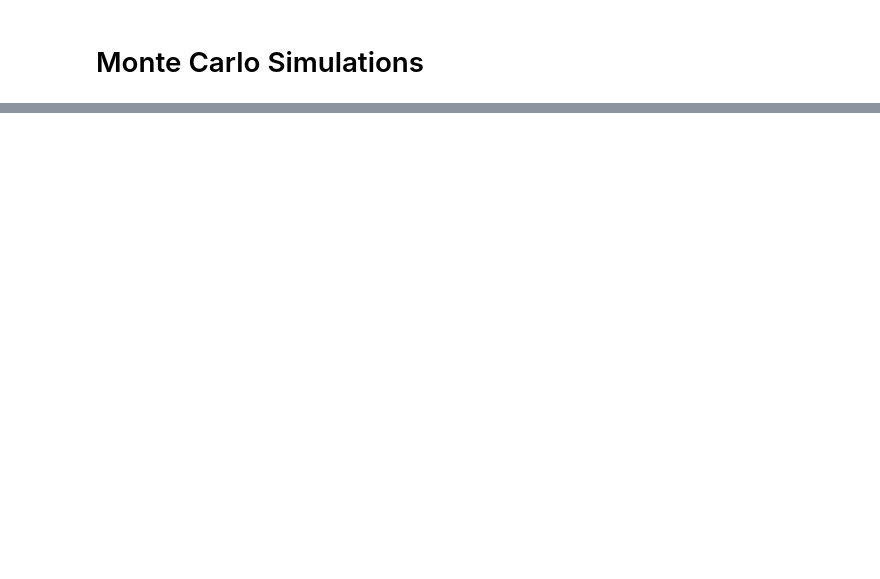
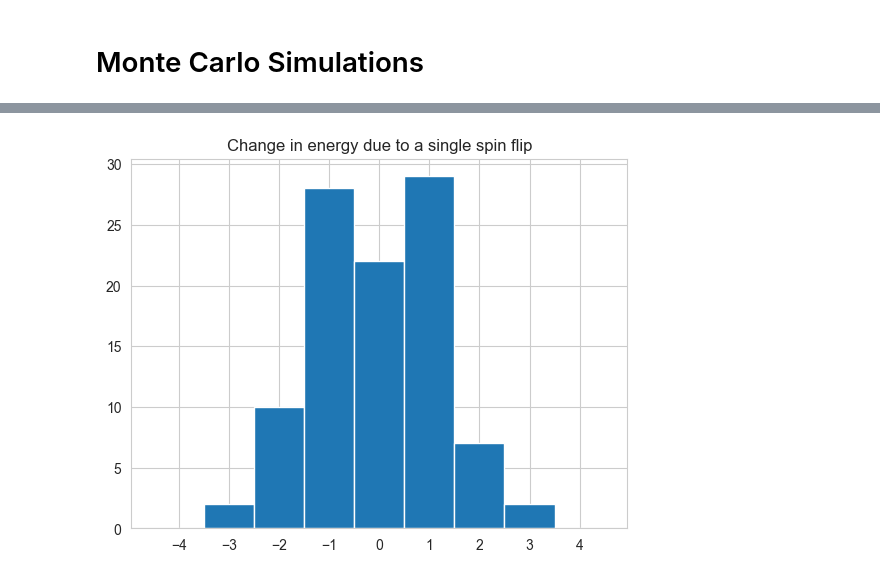
Before and after one commit to DarioFi/Potts-model-phase-transitions, a Jupyter notebook: mattia.ipynb, the cells around one changed output, grey strips where cells are left out. Cells and saved outputs as stored; diff of their text form; code cells hidden in the pictures; blank space fills up the shorter version.

```diff
--- a/mattia.ipynb
+++ b/mattia.ipynb
@@ -32,0 +205,28 @@ q = 4. high and low temperature. close and far from critical temperature. plot s
+# %%
+ts = [0.1, 1.0, 10.0]
+iters = 100
+energies = []
+probas = {t: [] for t in ts}
+
+# sample random flips many times and compute energy variation and acceptance probability for each
+for _ in range(iters):
+    # random spin flip from starting config
+    i, j, q_new = propose_flip(sigma)
+
+    # energy variation
+    delta_en = delta_energy_nn(sigma, J, i, j, q_new)
+    energies.append(delta_en)
+
+    # probability to accept with different temperatures
+    for t in ts:
+        prob = min(1, np.exp(- delta_en / t))
+        probas[t].append(prob)
+# %%
+# print histogram of energy varations
+bins = np.arange(-4.5, 5.5, 1)
+plt.hist(energies, bins=bins)
+plt.title("Change in energy due to a single spin flip")
+plt.xticks(np.arange(-4, 5, 1))
+plt.show()
+# %% [output]
+[figure, added]
```
Also changed, not shown: parts of 33 cells of this notebook.
